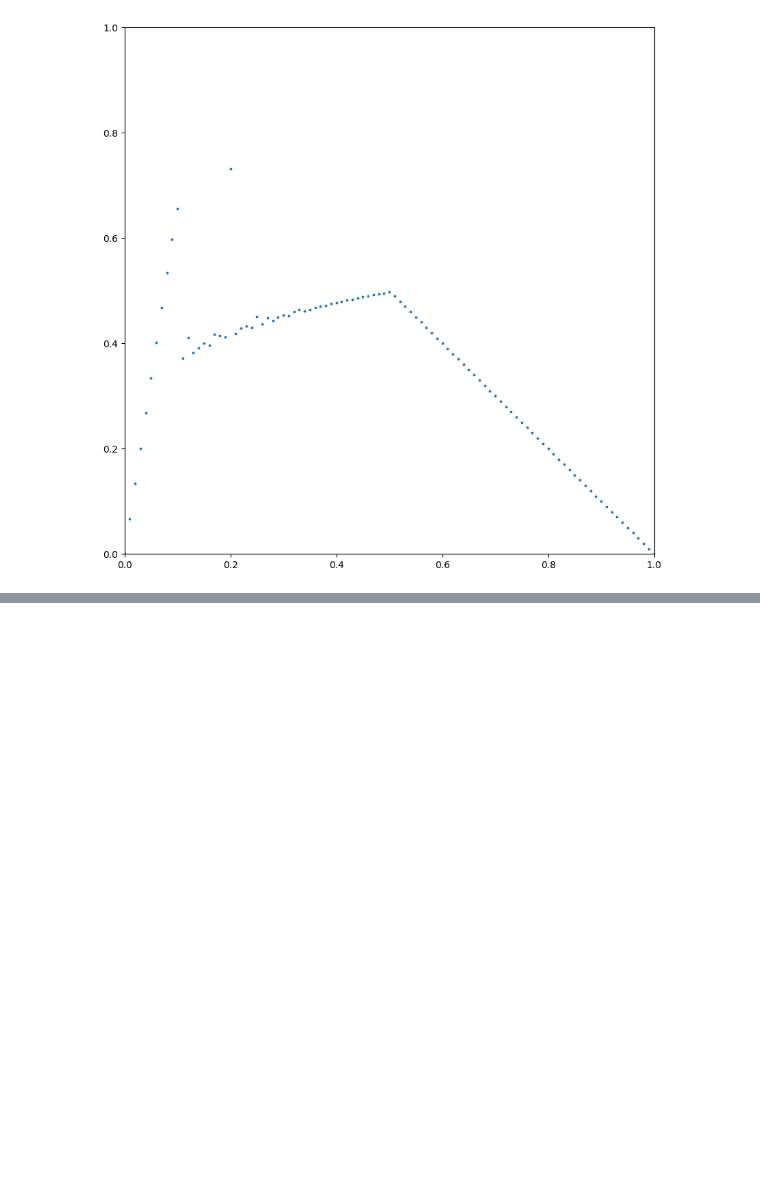
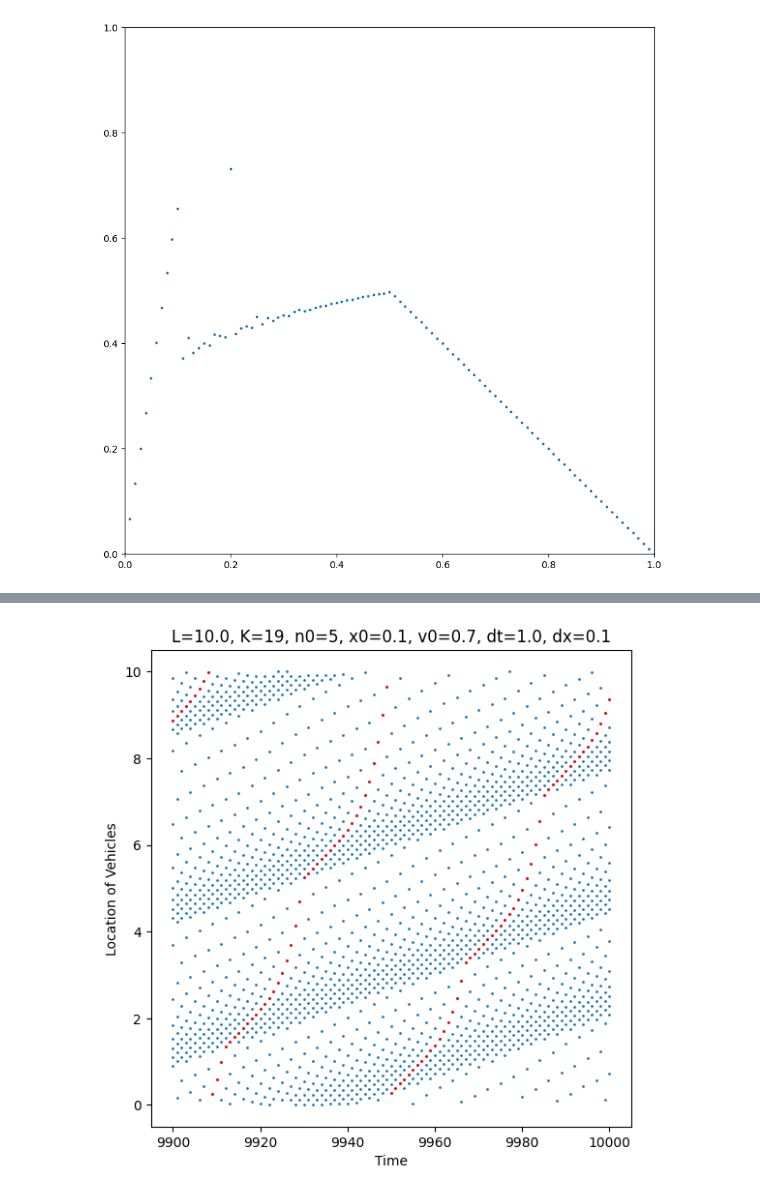
Before and after one commit to tt6-mzn/s2s-OV-model, a Jupyter notebook: ds2s-OV/011.ipynb, the cells around one changed output, grey strips where cells are left out. Saved outputs shown, nothing was run; the diff lists cells and outputs as text; code cells hidden in the pictures; blank space fills up the shorter version.

```diff
--- a/ds2s-OV/011.ipynb
+++ b/ds2s-OV/011.ipynb
@@ -61,0 +54,5 @@ plot_pattern(model, 1900, 2000)
+# %%
+# 時間がもっと立った時
+plot_pattern(model, 9900, 10000)
+# %% [output]
+[figure, added]
```
Also changed, not shown: parts of 12 cells of this notebook.
